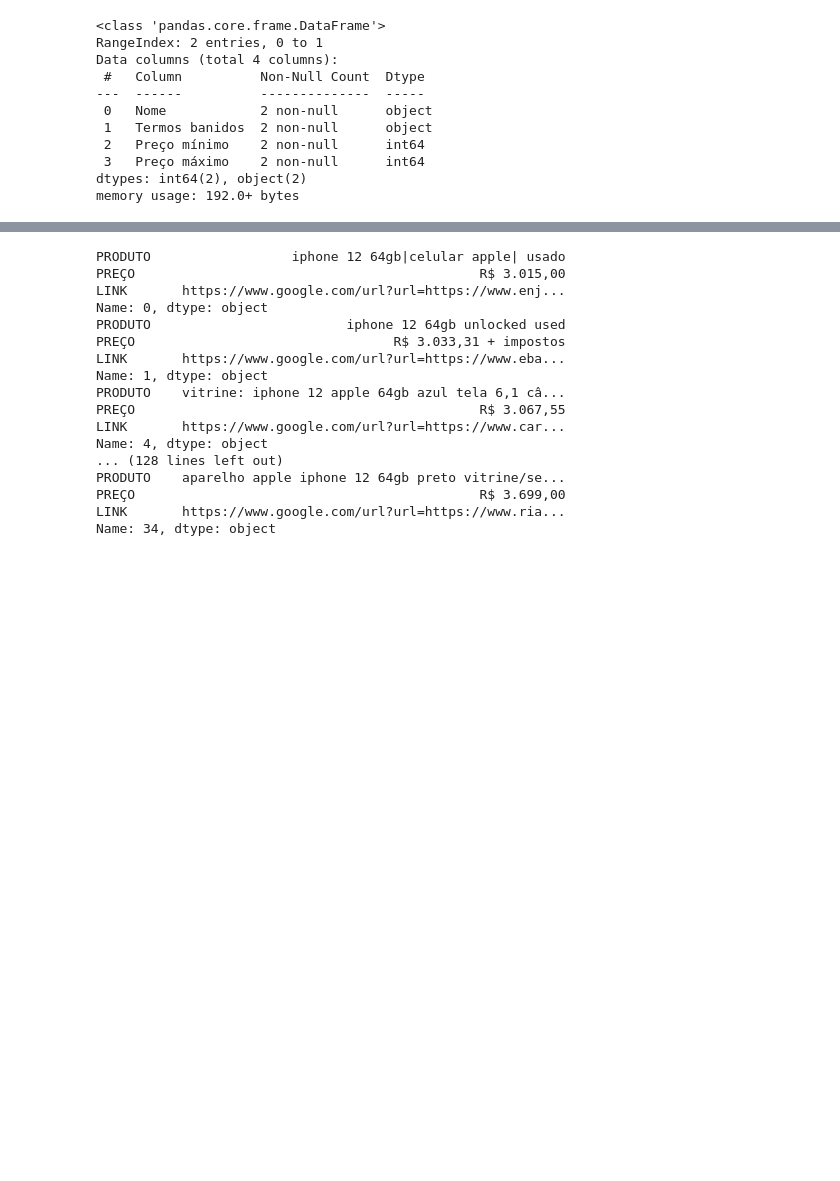
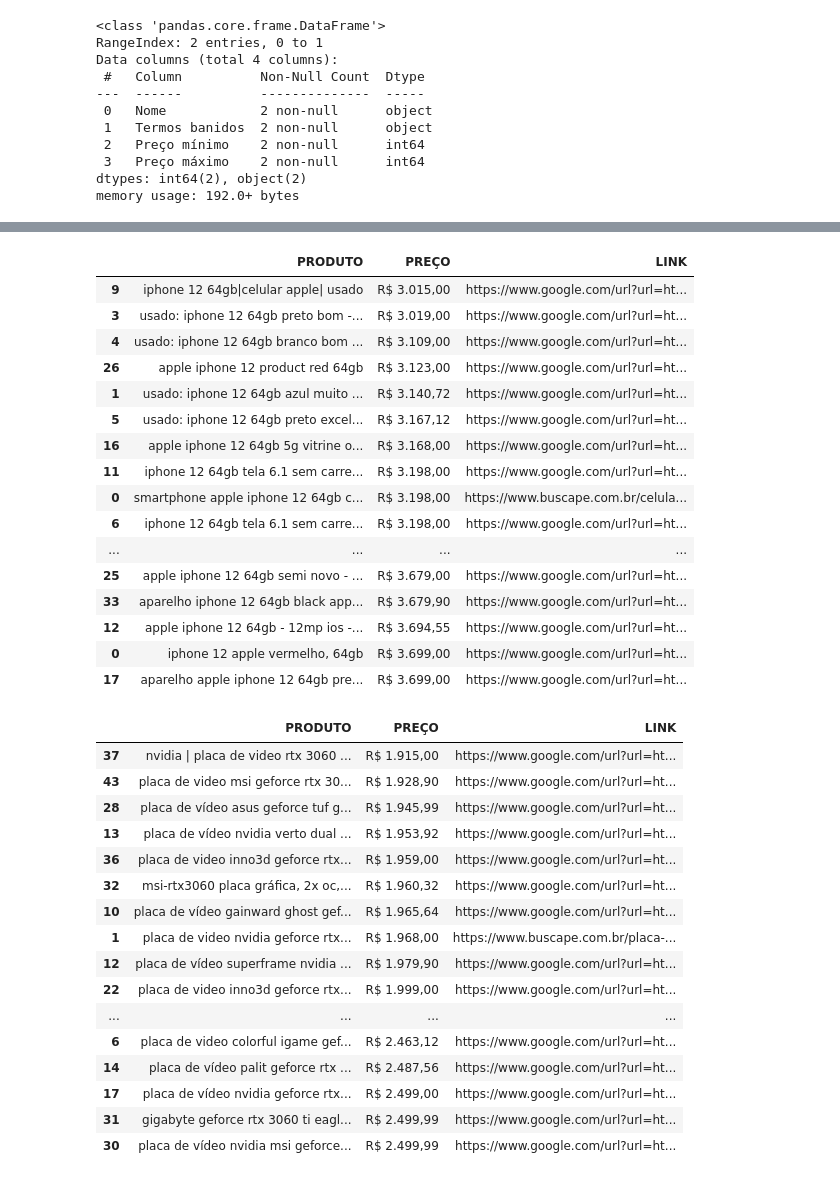
Before and after one commit to NicoArth-17/pesquisa_de_preco, a Jupyter notebook: PesquisarPreço/Arquivo Inicial - Pesquisa de Preços.ipynb, the cells around one changed output, grey strips where cells are left out. Drawn from its saved outputs; the diff is of its cells as text; code cells hidden in the pictures; blank space fills up the shorter version.

```diff
--- a/PesquisarPreço/Arquivo Inicial - Pesquisa de Preços.ipynb
+++ b/PesquisarPreço/Arquivo Inicial - Pesquisa de Preços.ipynb
@@ -241,26 +265,43 @@ display(valores_encontrados)
-# %%
-iphone_df = pd.DataFrame(index=None)
-rtx_df = pd.DataFrame(index=None)
-
-for i, item in enumerate(valores_encontrados['PRODUTO']):
-    if 'iphone' in item:
-        print(valores_encontrados.iloc[i])
-        # iphone_df = iphone_df[[valores_encontrados.iloc[i]]]
-# %% [output]
-PRODUTO                  iphone 12 64gb|celular apple| usado
-PREÇO                                            R$ 3.015,00
-LINK       https://www.google.com/url?url=https://www.enj...
-Name: 0, dtype: object
-PRODUTO                         iphone 12 64gb unlocked used
-PREÇO                                 R$ 3.033,31 + impostos
-LINK       https://www.google.com/url?url=https://www.eba...
-Name: 1, dtype: object
-PRODUTO    vitrine: iphone 12 apple 64gb azul tela 6,1 câ...
-PREÇO                                            R$ 3.067,55
-LINK       https://www.google.com/url?url=https://www.car...
-Name: 4, dtype: object
-... (128 lines left out)
-PRODUTO    aparelho apple iphone 12 64gb preto vitrine/se...
-PREÇO                                            R$ 3.699,00
-LINK       https://www.google.com/url?url=https://www.ria...
-Name: 34, dtype: object
+# %%
+# Ordeando preços do menor para o maior
+
+iphone_df = iphone_df.sort_values(['PREÇO'])
+display(iphone_df)
+
+rtx_df = rtx_df.sort_values(['PREÇO'])
+display(rtx_df)
+# %% [output]
+|  | PRODUTO | PREÇO | LINK |
+| 9 | iphone 12 64gb|celular apple| usado | R$ 3.015,00 | https://www.google.com/url?url=ht... |
+| 3 | usado: iphone 12 64gb preto bom -... | R$ 3.019,00 | https://www.google.com/url?url=ht... |
+| 4 | usado: iphone 12 64gb branco bom ... | R$ 3.109,00 | https://www.google.com/url?url=ht... |
+| 26 | apple iphone 12 product red 64gb | R$ 3.123,00 | https://www.google.com/url?url=ht... |
+| 1 | usado: iphone 12 64gb azul muito ... | R$ 3.140,72 | https://www.google.com/url?url=ht... |
+| 5 | usado: iphone 12 64gb preto excel... | R$ 3.167,12 | https://www.google.com/url?url=ht... |
+| 16 | apple iphone 12 64gb 5g vitrine o... | R$ 3.168,00 | https://www.google.com/url?url=ht... |
+| 11 | iphone 12 64gb tela 6.1 sem carre... | R$ 3.198,00 | https://www.google.com/url?url=ht... |
+| 0 | smartphone apple iphone 12 64gb c... | R$ 3.198,00 | https://www.buscape.com.br/celula... |
+| 6 | iphone 12 64gb tela 6.1 sem carre... | R$ 3.198,00 | https://www.google.com/url?url=ht... |
+| ... | ... | ... | ... |
+| 25 | apple iphone 12 64gb semi novo - ... | R$ 3.679,00 | https://www.google.com/url?url=ht... |
+| 33 | aparelho iphone 12 64gb black app... | R$ 3.679,90 | https://www.google.com/url?url=ht... |
+| 12 | apple iphone 12 64gb - 12mp ios -... | R$ 3.694,55 | https://www.google.com/url?url=ht... |
+| 0 | iphone 12 apple vermelho, 64gb | R$ 3.699,00 | https://www.google.com/url?url=ht... |
+| 17 | aparelho apple iphone 12 64gb pre... | R$ 3.699,00 | https://www.google.com/url?url=ht... |
+|  | PRODUTO | PREÇO | LINK |
+| 37 | nvidia | placa de video rtx 3060 ... | R$ 1.915,00 | https://www.google.com/url?url=ht... |
+| 43 | placa de video msi geforce rtx 30... | R$ 1.928,90 | https://www.google.com/url?url=ht... |
+| 28 | placa de vídeo asus geforce tuf g... | R$ 1.945,99 | https://www.google.com/url?url=ht... |
+| 13 | placa de vídeo nvidia verto dual ... | R$ 1.953,92 | https://www.google.com/url?url=ht... |
+| 36 | placa de video inno3d geforce rtx... | R$ 1.959,00 | https://www.google.com/url?url=ht... |
+| 32 | msi-rtx3060 placa gráfica, 2x oc,... | R$ 1.960,32 | https://www.google.com/url?url=ht... |
+| 10 | placa de vídeo gainward ghost gef... | R$ 1.965,64 | https://www.google.com/url?url=ht... |
+| 1 | placa de video nvidia geforce rtx... | R$ 1.968,00 | https://www.buscape.com.br/placa-... |
+| 12 | placa de vídeo superframe nvidia ... | R$ 1.979,90 | https://www.google.com/url?url=ht... |
+| 22 | placa de video inno3d geforce rtx... | R$ 1.999,00 | https://www.google.com/url?url=ht... |
+| ... | ... | ... | ... |
+| 6 | placa de video colorful igame gef... | R$ 2.463,12 | https://www.google.com/url?url=ht... |
+| 14 | placa de vídeo palit geforce rtx ... | R$ 2.487,56 | https://www.google.com/url?url=ht... |
+| 17 | placa de vídeo nvidia geforce rtx... | R$ 2.499,00 | https://www.google.com/url?url=ht... |
+| 31 | gigabyte geforce rtx 3060 ti eagl... | R$ 2.499,99 | https://www.google.com/url?url=ht... |
+| 30 | placa de vídeo nvidia msi geforce... | R$ 2.499,99 | https://www.google.com/url?url=ht... |
```
Also changed, not shown: parts of 6 cells of this notebook, 2 other files.
